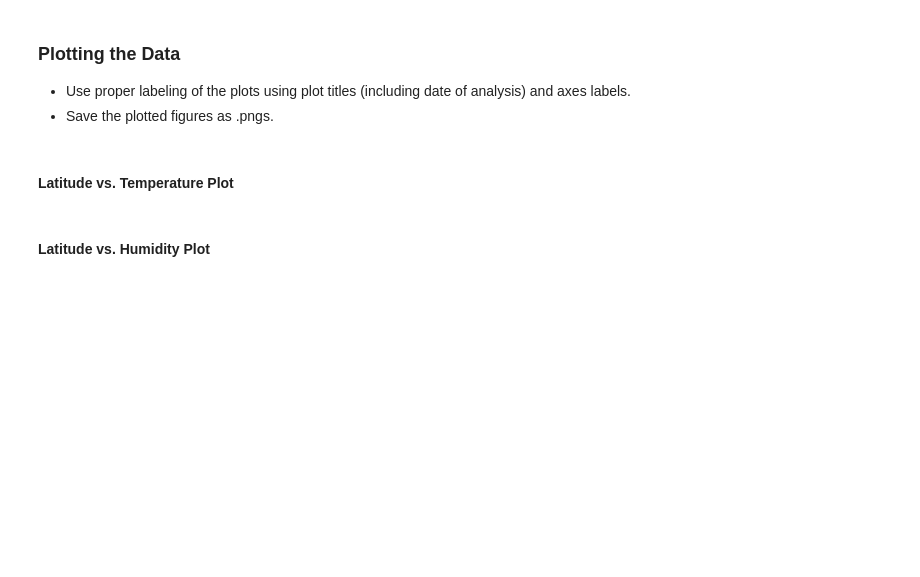
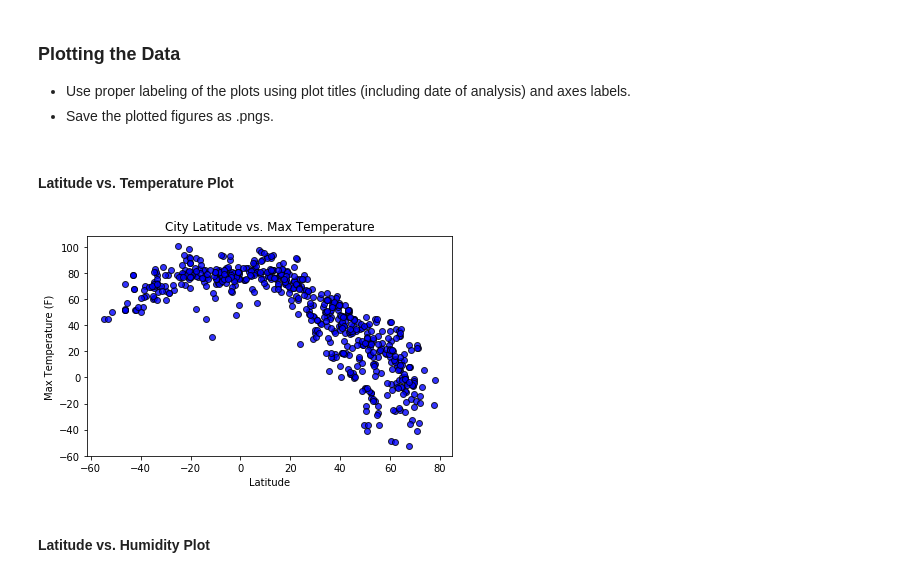
Before and after one commit to mattwjohnston/Weather-analysis, a Jupyter notebook: WeatherPy.ipynb, the cells around one changed output. Cells and saved outputs as stored; diff of their text form; code cells hidden in the pictures; blank space fills up the shorter version.

```diff
--- a/WeatherPy.ipynb
+++ b/WeatherPy.ipynb
@@ -137,3 +134,14 @@ data = data.rename(columns={'name': 'City', 'clouds.all': 'Cloudiness',
                             'dt': 'Date' })
 finaldata = data[['City', 'Cloudiness', 'Country', 'Date', 'Humidity', 'Lat', 'Long', 'MaxTemp', 'WindSpeed']]
 finaldata.to_csv('output.csv', index=False)
+# %%
+#importing data set from CSV so I don't have to re-run all the API cells again to get a live dataframe
+data = pd.read_csv('output.csv')
+
+
+#data['Cloudiness'] = pd.to_numeric(data['Cloudiness'])
+#data['Lat'] = pd.to_numeric(data['Lat'])
+#data['MaxTemp'] = pd.to_numeric(data['MaxTemp'])
+
+data.dtypes
+#data.head()
@@ -143,5 +162,16 @@ finaldata.to_csv('output.csv', index=False)
 * Save the plotted figures as .pngs.
 # %% [markdown]
 #### Latitude vs. Temperature Plot
+# %%
+lat_temp = data[['Lat', 'MaxTemp']]
+plt.xlabel("Latitude")
+plt.ylabel("Max Temperature (F)")
+plt.title("City Latitude vs. Max Temperature")
+plt.scatter(lat_temp.Lat, lat_temp.MaxTemp, marker="o", facecolors="blue", edgecolors="black", alpha=0.8)
+plt.tight_layout()
+plt.savefig("Latitude vs Temperature plot")
+plt.show()
+# %% [output]
+[figure, added]
 # %% [markdown]
 #### Latitude vs. Humidity Plot
```
Also changed, not shown: parts of 10 cells of this notebook, 6 other files.
